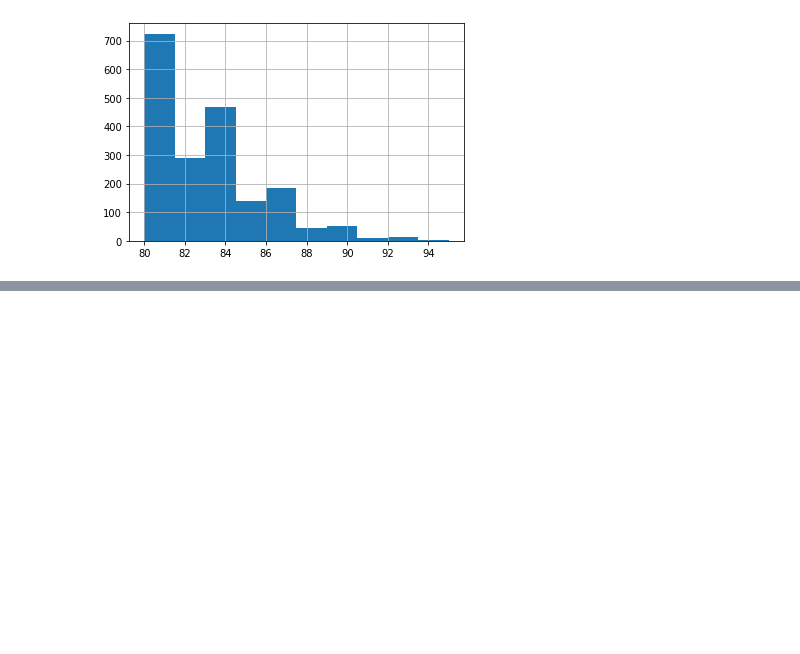
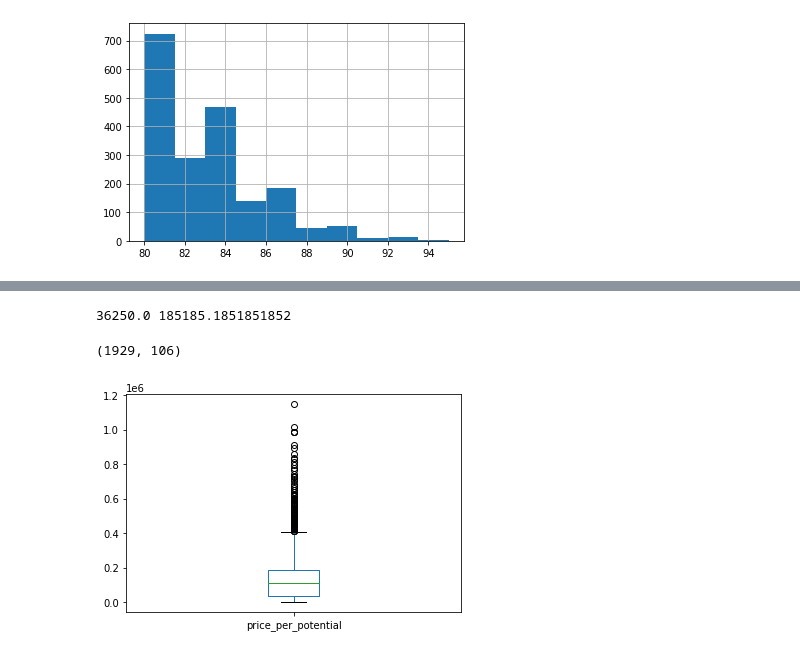
Before and after one commit to LucasAfa/Projeto1-IF775, a Jupyter notebook: projeto_1.ipynb, the cells around one changed output, grey strips where cells are left out. Drawn from its saved outputs; the diff is of its cells as text; code cells hidden in the pictures; blank space fills up the shorter version.

```diff
--- a/projeto_1.ipynb
+++ b/projeto_1.ipynb
@@ -131 +156,9 @@ fifa20.price_per_potential.hist()
 [figure]
+# %%
+# Queremos avaliar se faz sentido remover os outlyers no que se refere à preço por potencial. Entretanto, não faz sentido após pensar e testar algumas formas de normalização, então vamos analisar correlações
+
+fifa20['price_per_potential'].plot.box()
+# %% [output]
+36250.0 185185.1851851852
+(1929, 106)
+[figure, added]
```
Also changed, not shown: parts of 14 cells of this notebook.
